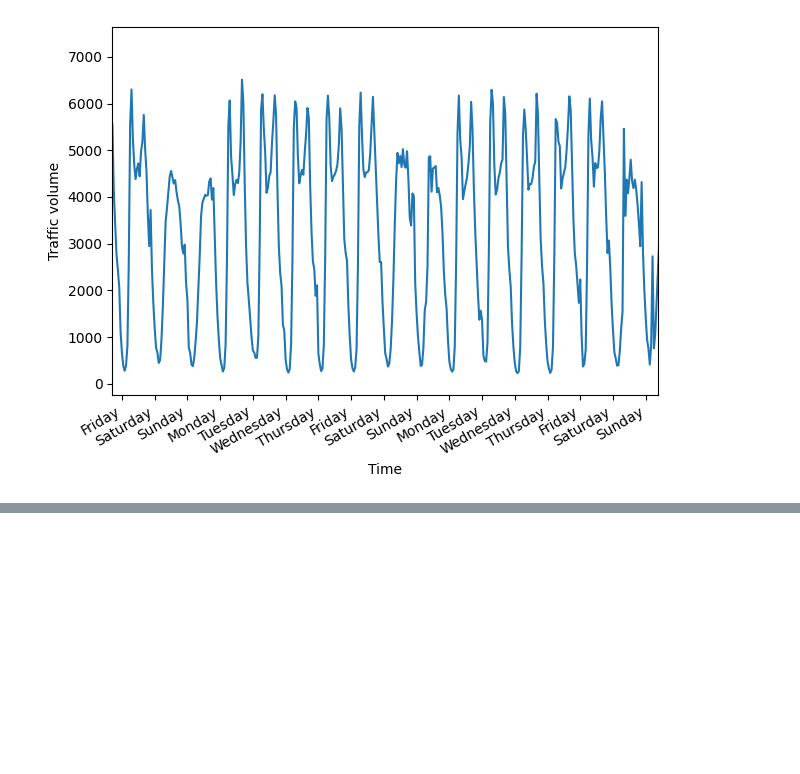
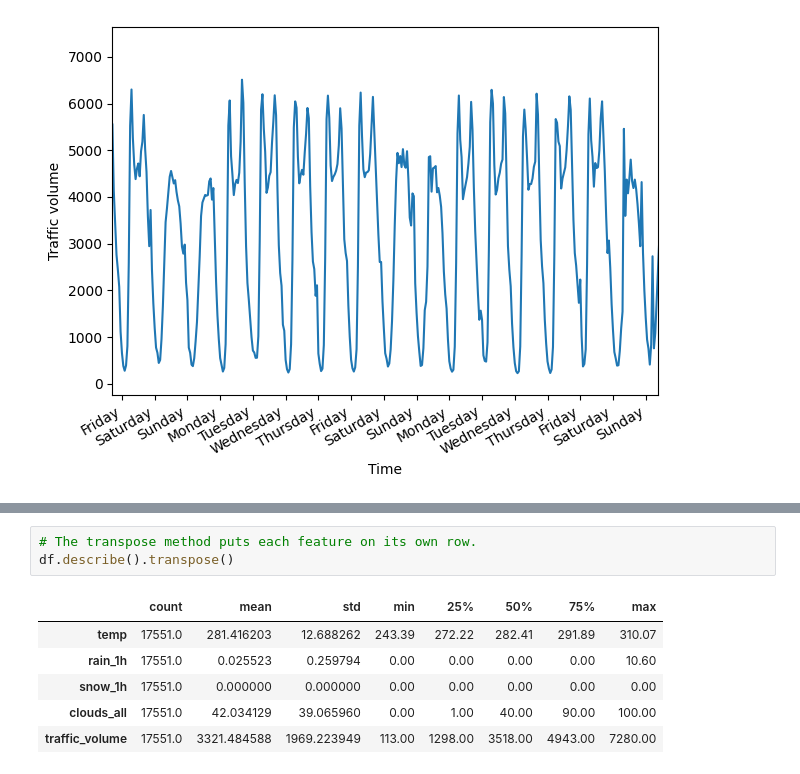
Before and after one commit to xbadiam/Forecasting, a Jupyter notebook: notebooks/Forecasting_deep_learning_multi_output.ipynb, the cells around one changed output, grey strips where cells are left out. Drawn from its saved outputs; the diff is of its cells as text; blank space fills up the shorter version.

```diff
--- a/notebooks/Forecasting_deep_learning_multi_output.ipynb
+++ b/notebooks/Forecasting_deep_learning_multi_output.ipynb
@@ -51,0 +94,10 @@ notice clear daily seasonality, since the traffic volume is lower at the start a
+# %%
+# The transpose method puts each feature on its own row.
+df.describe().transpose()
+# %% [output]
+|  | count | mean | std | min | 25% | 50% | 75% | max |
+| temp | 17551.0 | 281.416203 | 12.688262 | 243.39 | 272.22 | 282.41 | 291.89 | 310.07 |
+| rain_1h | 17551.0 | 0.025523 | 0.259794 | 0.00 | 0.00 | 0.00 | 0.00 | 10.60 |
+| snow_1h | 17551.0 | 0.000000 | 0.000000 | 0.00 | 0.00 | 0.00 | 0.00 | 0.00 |
+| clouds_all | 17551.0 | 42.034129 | 39.065960 | 0.00 | 1.00 | 40.00 | 90.00 | 100.00 |
+| traffic_volume | 17551.0 | 3321.484588 | 1969.223949 | 113.00 | 1298.00 | 3518.00 | 4943.00 | 7280.00 |
```
Also changed, not shown: parts of 19 cells of this notebook.
